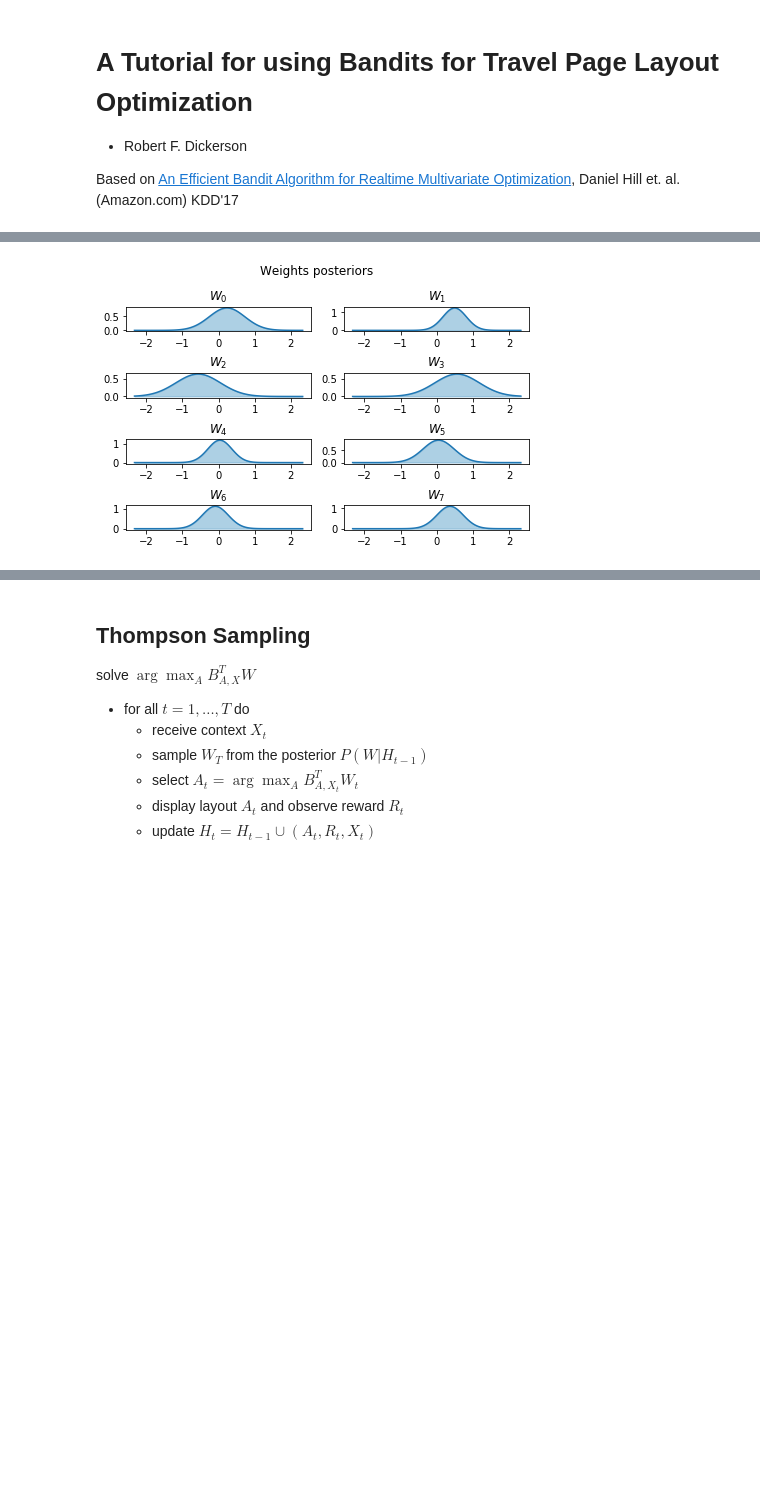
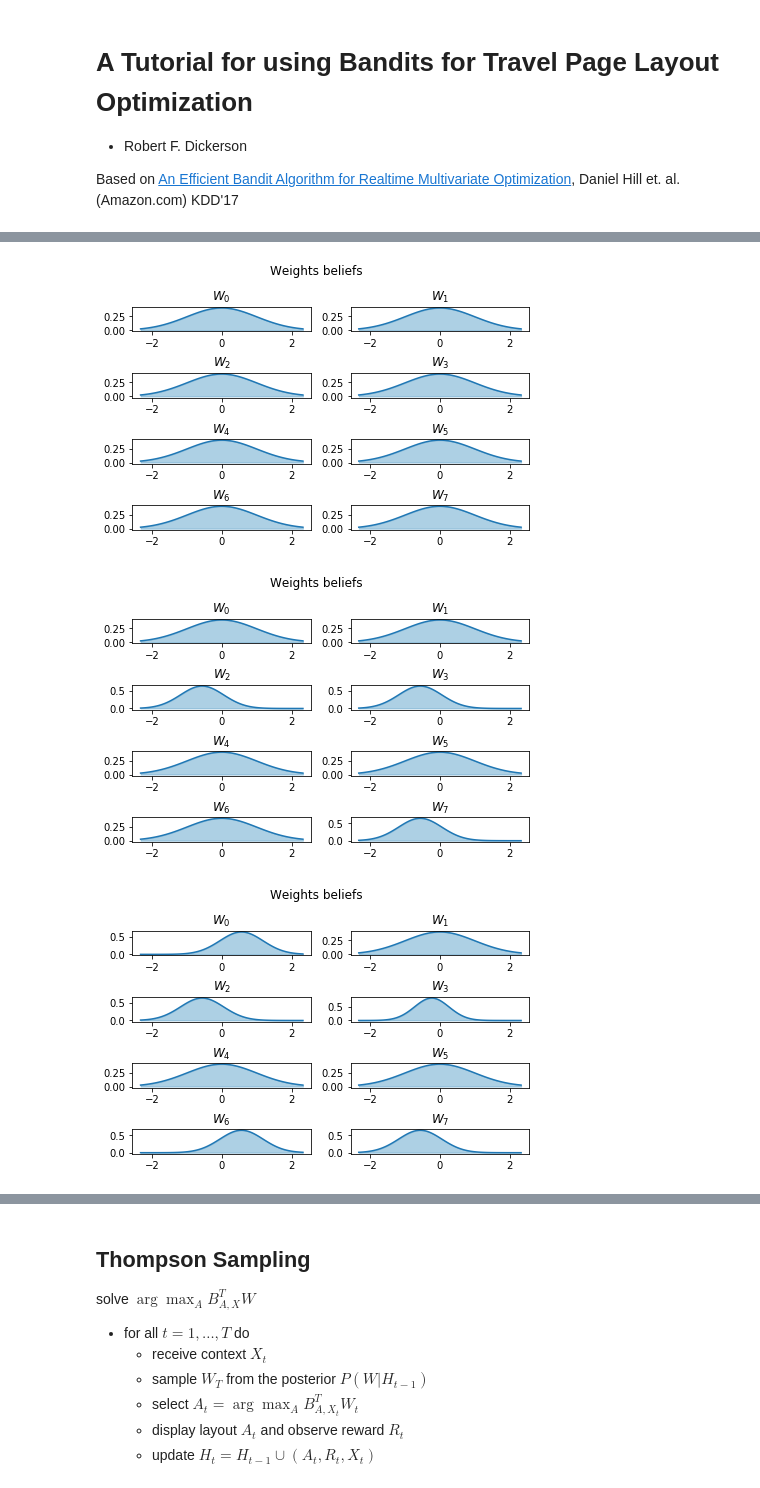
Before and after one commit to rfdickerson/multiarmed-bandits, a Jupyter notebook: Contextual Bandits.ipynb, the cells around one changed output, grey strips where cells are left out. Drawn from its saved outputs; the diff is of its cells as text; code cells hidden in the pictures; blank space fills up the shorter version.

```diff
--- a/Contextual Bandits.ipynb
+++ b/Contextual Bandits.ipynb
@@ -222,22 +209,42 @@ for i in range(t):
 # %%
-import matplotlib.pyplot as plt
+def plot_weights(mu, sigma):
 
-fig, axs = plt.subplots(4, 2, constrained_layout=True)
-fig.suptitle("Weights posteriors")
+    d = mu.shape[0]
+    fig, axs = plt.subplots(4, 2, constrained_layout=True)
+    fig.suptitle("Weights beliefs")
 
-for i in range(d):
+    for i in range(d):
 
-    x = np.linspace(norm.ppf(0.01), norm.ppf(0.99), 100)
+        x = np.linspace(norm.ppf(0.01), norm.ppf(0.99), 100)
 
-    y = norm.pdf(x, loc=mu[i], scale=sigma[i])
+        y = norm.pdf(x, loc=mu[i], scale=sigma[i])
 
-    ri = i//2
-    ci = i%2
-    axs[ri, ci].plot(x, y, label=str(i))
-    axs[ri, ci].fill_between(x, 0, y, color="#348ABD", alpha=0.4)
-    axs[ri, ci].set_title(r'$W_{}$'.format(i))
+        ri = i//2
+        ci = i%2
+        axs[ri, ci].plot(x, y, label=str(i))
+        axs[ri, ci].fill_between(x, 0, y, color="#348ABD", alpha=0.4)
+        axs[ri, ci].set_title(r'$W_{}$'.format(i))
 
 
-plt.show()
+    plt.show()
-# %% [output]
-[figure, removed]
+# %%
+d = 8
+t = 10
+
+mu = np.zeros(d)
+sigma = np.ones(d)
+
+plot_weights(mu, sigma)
+
+for i in range(t):
+    row = df.iloc[i]
+    feature = row['feature']
+    reward = row['reward']
+
+    mu, sigma = update(mu, sigma, feature, reward)
+
+    plot_weights(mu, sigma)
+# %% [output]
+[figure, added]
+[figure, added]
+[figure, added]
```
Also changed, not shown: parts of 13 cells of this notebook.
